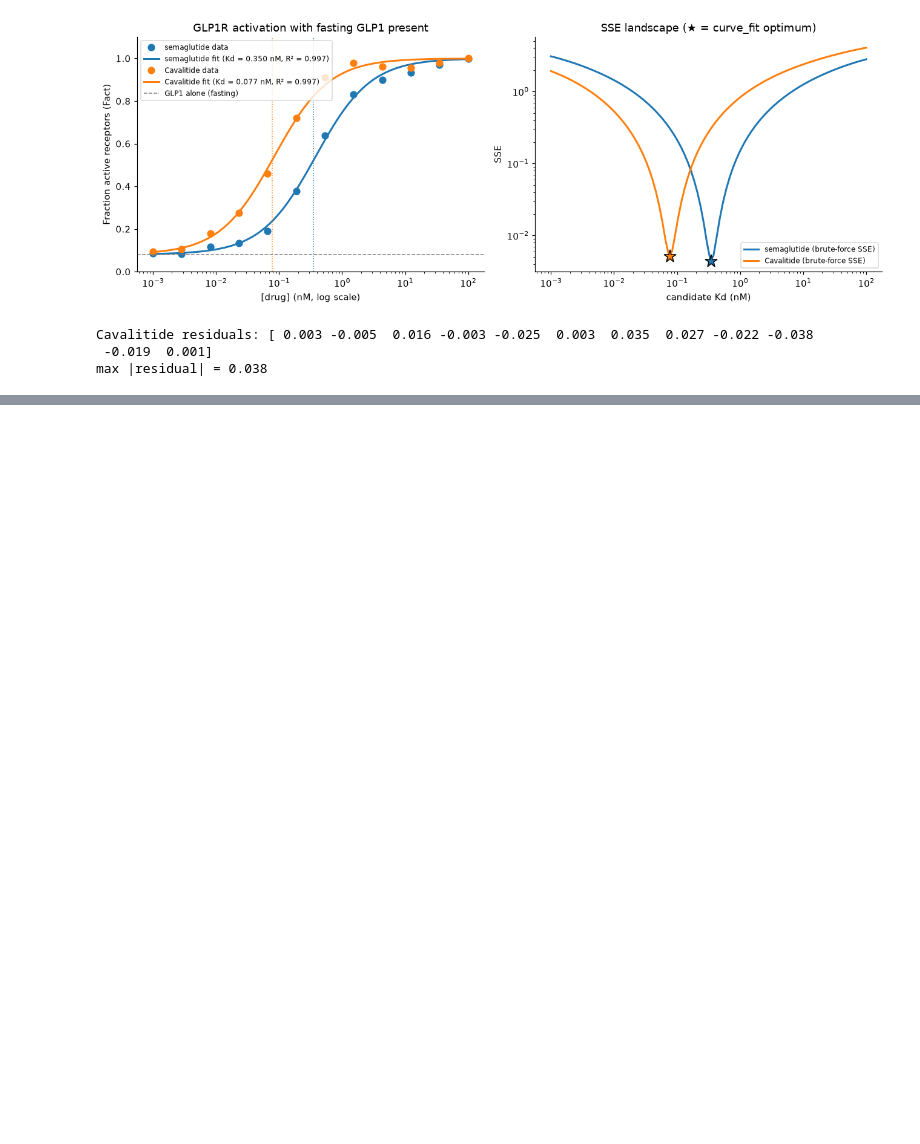
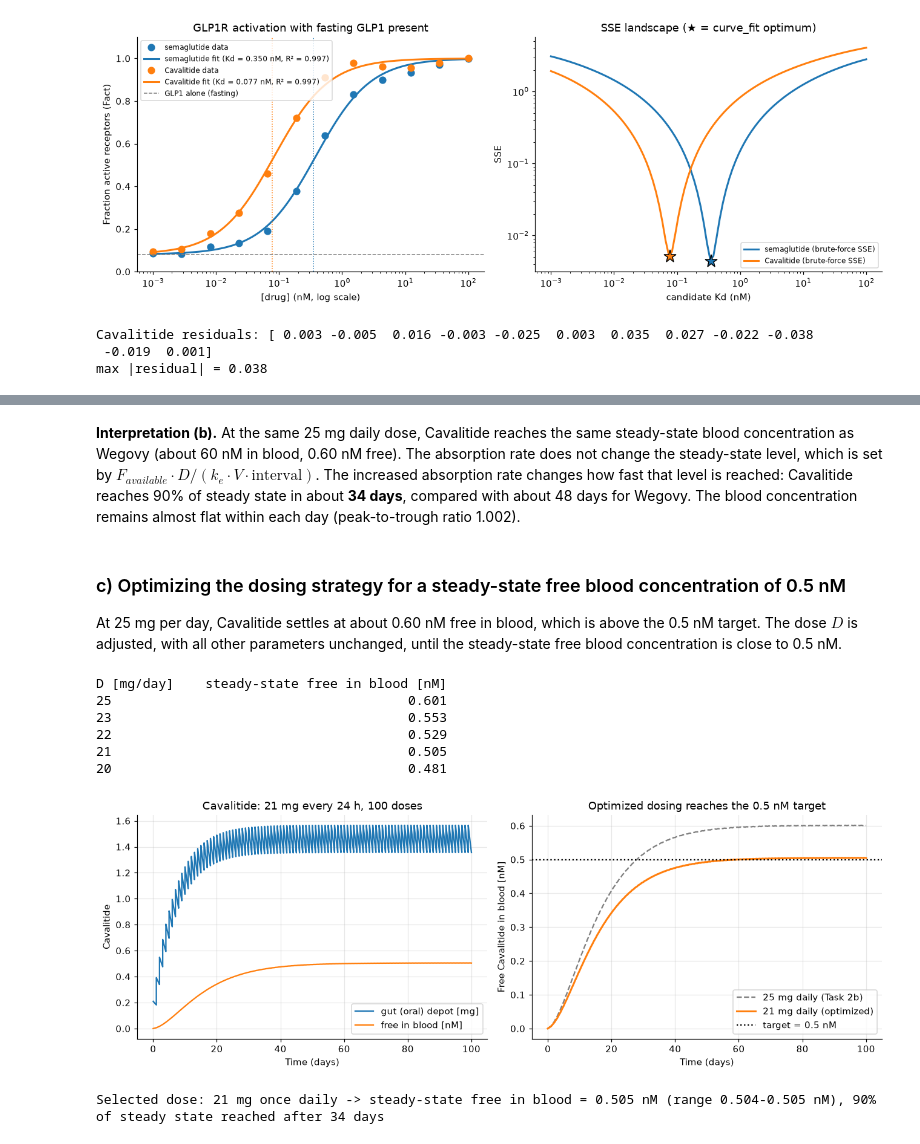
Before and after one commit to zvCecilia/BME2315_Module3, a Jupyter notebook: Module3_Project.ipynb, the cells around one changed output, grey strips where cells are left out. Drawn from its saved outputs; the diff is of its cells as text; code cells hidden in the pictures; blank space fills up the shorter version.

```diff
--- a/Module3_Project.ipynb
+++ b/Module3_Project.ipynb
@@ -466,0 +386,46 @@ The sensitivity analysis shows that the result depends most on **bioavailability
+# %% [markdown]
+**Interpretation (b).** At the same 25 mg daily dose, Cavalitide reaches the same steady-state blood concentration as Wegovy (about 60 nM in blood, 0.60 nM free). The absorption rate does not change the steady-state level, which is set by $F_{available} \cdot D / (k_e \cdot V \cdot \text{interval})$. The increased absorption rate changes how fast that level is reached: Cavalitide reaches 90% of steady state in about **34 days**, compared with about 48 days for Wegovy. The blood concentration remains almost flat within each day (peak-to-trough ratio 1.002).
+# %% [markdown]
+### c) Optimizing the dosing strategy for a steady-state free blood concentration of 0.5 nM
+At 25 mg per day, Cavalitide settles at about 0.60 nM free in blood, which is above the 0.5 nM target. The dose $D$ is adjusted, with all other parameters unchanged, until the steady-state free blood concentration is close to 0.5 nM.
+# %%
+target_free = 0.5     # nM, desired steady-state free blood concentration
+
+# Adjust the dose D (all other parameters unchanged) and check the steady-state free concentration
+print(f"{'D [mg/day]':<12}{'steady-state free in blood [nM]':>33}")
+for D_try in [25, 23, 22, 21, 20]:
+    t, A, Cc = simulate(products['Cavalitide'], D=D_try)
+    print(f"{D_try:<12}{steady_state(t, Ffree*Cc, 24)[0]:>33.3f}")
+
+D_phase1 = 21         # mg/day, selected Phase 1 dose
+t_p1, A_p1, Cc_p1 = simulate(products['Cavalitide'], D=D_phase1)
+
+fig, axes = plt.subplots(1, 2, figsize=(12, 4.3))
+ax = axes[0]
+ax.plot(t_p1/24, A_p1, label="gut (oral) depot [mg]")
+ax.plot(t_p1/24, Ffree*Cc_p1, label="free in blood [nM]")
+ax.set_xlabel("Time (days)"); ax.set_ylabel("Cavalitide")
+ax.set_title(f"Cavalitide: {D_phase1} mg every 24 h, 100 doses")
+ax.legend(); ax.grid(alpha=0.3)
+
+ax = axes[1]
+ax.plot(t_cav/24, Ffree*Cc_cav, c="gray", ls="--", label="25 mg daily (Task 2b)")
+ax.plot(t_p1/24, Ffree*Cc_p1, c=sim_colors['Cavalitide'], lw=2, label=f"{D_phase1} mg daily (optimized)")
+ax.axhline(target_free, c="k", ls=":", label=f"target = {target_free} nM")
+ax.set_xlabel("Time (days)"); ax.set_ylabel("Free Cavalitide in blood [nM]")
+ax.set_title("Optimized dosing reaches the 0.5 nM target")
+ax.legend(); ax.grid(alpha=0.3)
+plt.tight_layout(); plt.show()
+
+m, lo, hi = steady_state(t_p1, Ffree*Cc_p1, 24)
+print(f"\nSelected dose: {D_phase1} mg once daily -> steady-state free in blood = {m:.3f} nM "
+      f"(range {lo:.3f}-{hi:.3f} nM), 90% of steady state reached after {time_to_90(t_p1, Ffree*Cc_p1, 24):.0f} days")
+# %% [output]
+D [mg/day]    steady-state free in blood [nM]
+25                                      0.601
+23                                      0.553
+22                                      0.529
+21                                      0.505
+20                                      0.481
+[figure, added]
+Selected dose: 21 mg once daily -> steady-state free in blood = 0.505 nM (range 0.504-0.505 nM), 90% of steady state reached after 34 days
```
Also changed, not shown: parts of 43 cells of this notebook, 3 other files.
